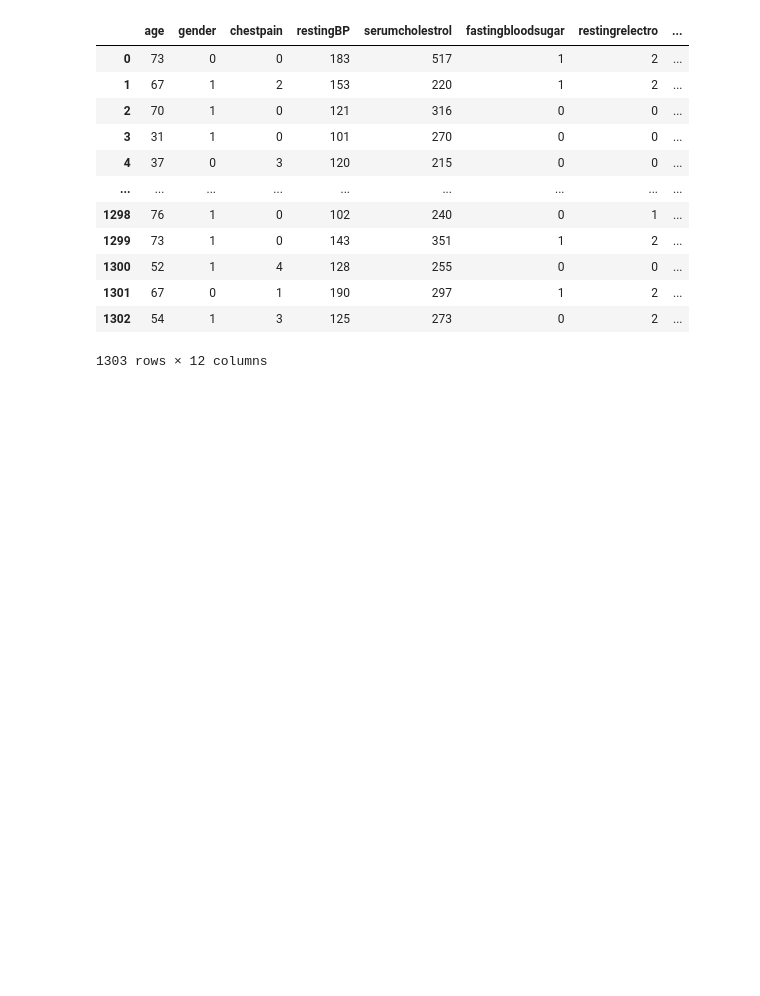
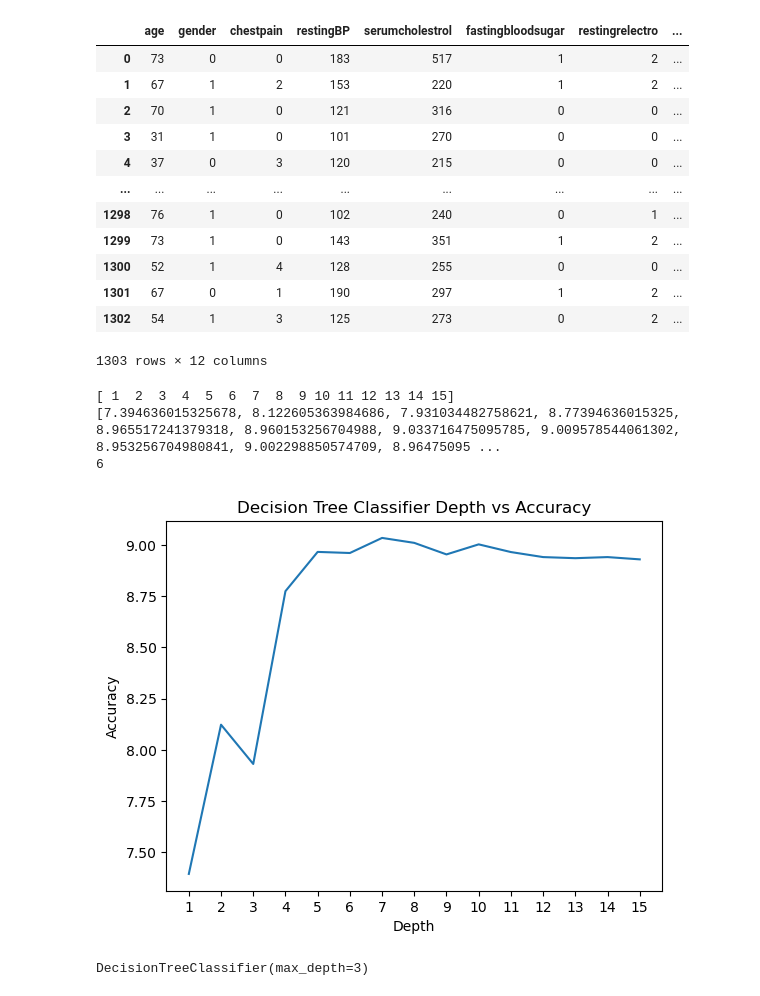
Before and after one commit to ml-cvd-prediction/ml-cvd-prediction.github.io, a Jupyter notebook: src/supervised.ipynb, the cells around one changed output. Saved outputs shown, nothing was run; the diff lists cells and outputs as text; code cells hidden in the pictures; blank space fills up the shorter version.

```diff
--- a/src/supervised.ipynb
+++ b/src/supervised.ipynb
@@ -61,3 +63,41 @@ x
 1303 rows × 12 columns
 # %%
 x_train, x_test, y_train, y_test = train_test_split(x, y, test_size=0.2, random_state=42)
+# %%
+def run(model):
+    model.fit(x_train, y_train)
+    y_pred = model.predict(x_test)
+    accuracy = accuracy_score(y_test, y_pred)
+    # print(f"{model} Accuracy: {accuracy:.4f}")
+    return accuracy
+# %%
+# just decision trees
+# choose best max depth
+depths = np.linspace(1, 15, 15).astype(int)
+print(depths)
+accuracies = [0]*15
+for i, depth in enumerate(depths):
+    acc_sum = 0
+    for j in range(100):
+        acc_sum += run(DecisionTreeClassifier(max_depth=depth))
+    acc_score = acc_sum / 10
+    accuracies[i] = acc_score
+print(accuracies)
+fig,ax = plt.subplots(1)
+plt.xticks(depths)
+plt.title("Decision Tree Classifier Depth vs Accuracy")
+plt.xlabel("Depth")
+plt.ylabel("Accuracy")
+ax.plot(depths, accuracies)
+print(np.argmax(accuracies))
+# most accurate max depth is 7
+# %% [output]
+[ 1  2  3  4  5  6  7  8  9 10 11 12 13 14 15]
+[7.394636015325678, 8.122605363984686, 7.931034482758621, 8.77394636015325, 8.965517241379318, 8.960153256704988, 9.033716475095785, 9.009578544061302, 8.953256704980841, 9.002298850574709, 8.96475095 ...
+6
+[figure, added]
+# %%
+dt = DecisionTreeClassifier(max_depth=3)
+dt.fit(x_train, y_train)
+# %% [output]
+DecisionTreeClassifier(max_depth=3)
```
Also changed, not shown: parts of 4 cells of this notebook, 3 other files.
